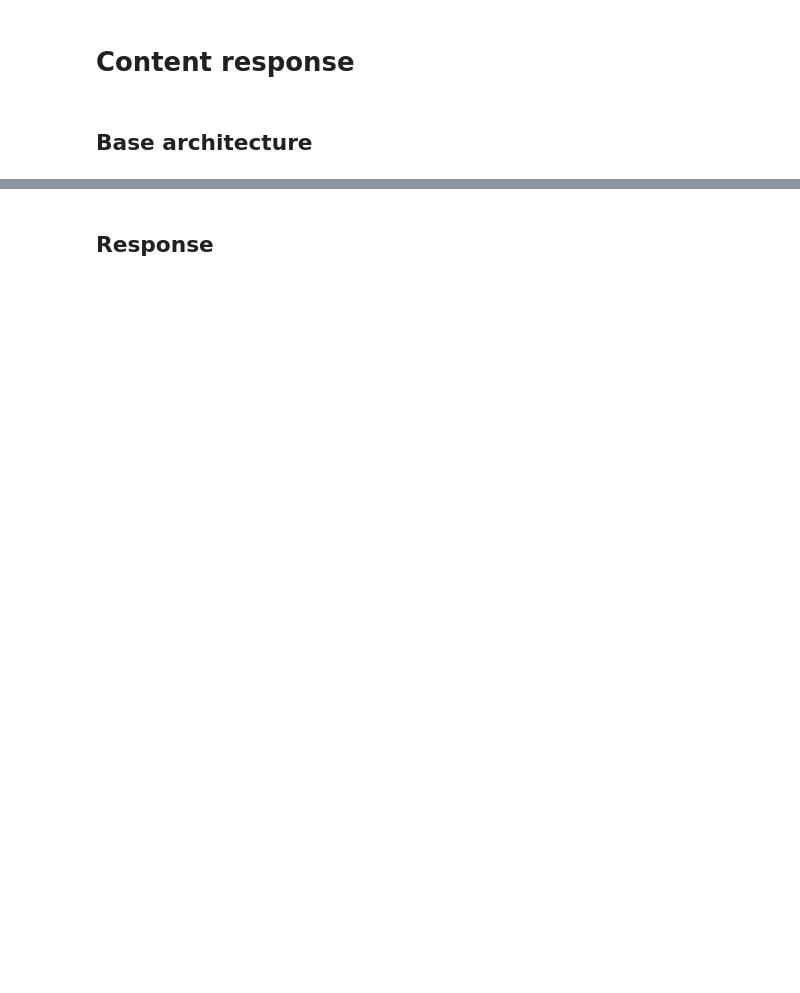
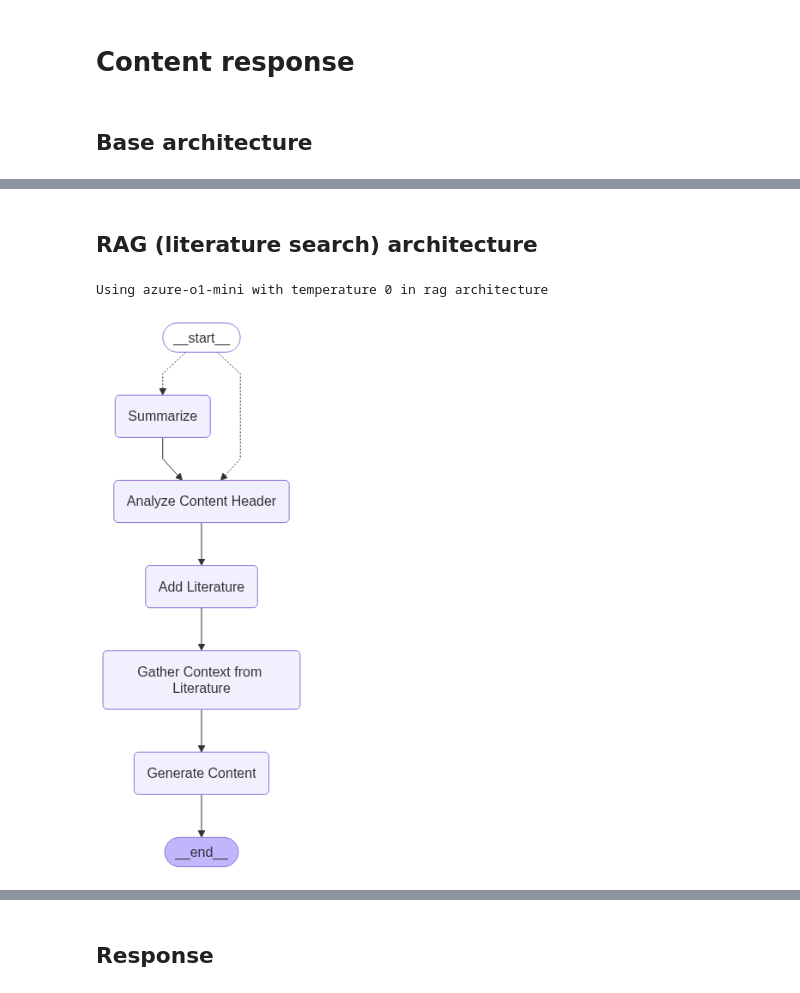
Before and after one commit to amlantalukder/Discourse2Draft, a Jupyter notebook: notebooks/test.ipynb, the cells around one changed output, grey strips where cells are left out. Saved outputs shown, nothing was run; the diff lists cells and outputs as text; code cells hidden in the pictures; blank space fills up the shorter version.

Commit message:
Added literature search feature

```diff
--- a/notebooks/test.ipynb
+++ b/notebooks/test.ipynb
@@ -66,0 +136,21 @@ Using azure-o1-mini with temperature 0 in rag architecture
+# %% [markdown]
+## RAG (literature search) architecture
+# %%
+from src.backend.ai.architecture import Architecture
+from src.backend.vectordb import ChromaDB
+
+db = ChromaDB()
+db.create(collection_name='discoursedraft_collection_42', delete_if_exists=True)
+
+agent = Architecture(model_name=llm, temperature=temperature, instructions=instructions, type='rag', collection_name_lit_search='discoursedraft_collection_42').agent
+
+from IPython.display import Image, display
+
+try:
+    display(Image(agent.get_graph().draw_mermaid_png()))
+except Exception:
+    # This requires some extra dependencies and is optional
+    pass
+# %% [output]
+Using azure-o1-mini with temperature 0 in rag architecture
+[figure, added]
```
Also changed, not shown: parts of 31 cells of this notebook, 36 other files.
